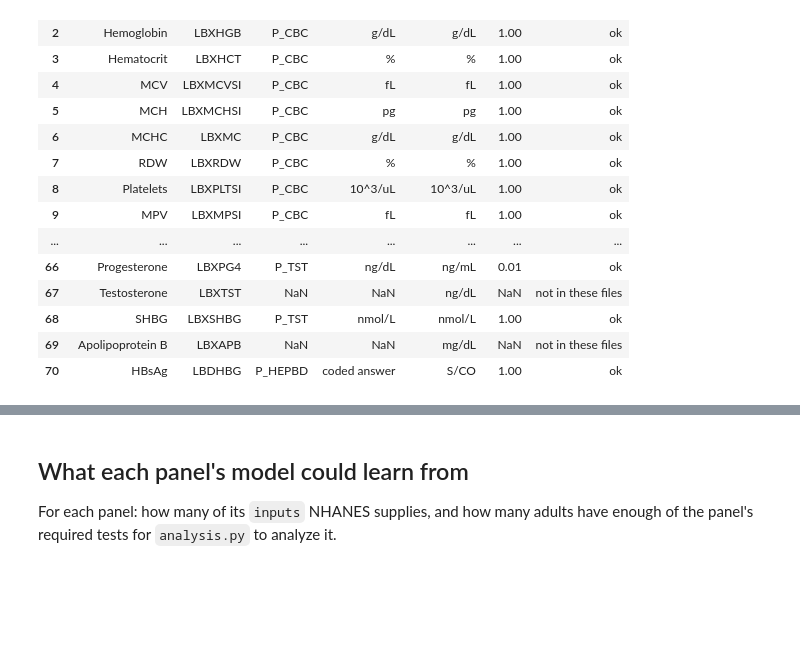
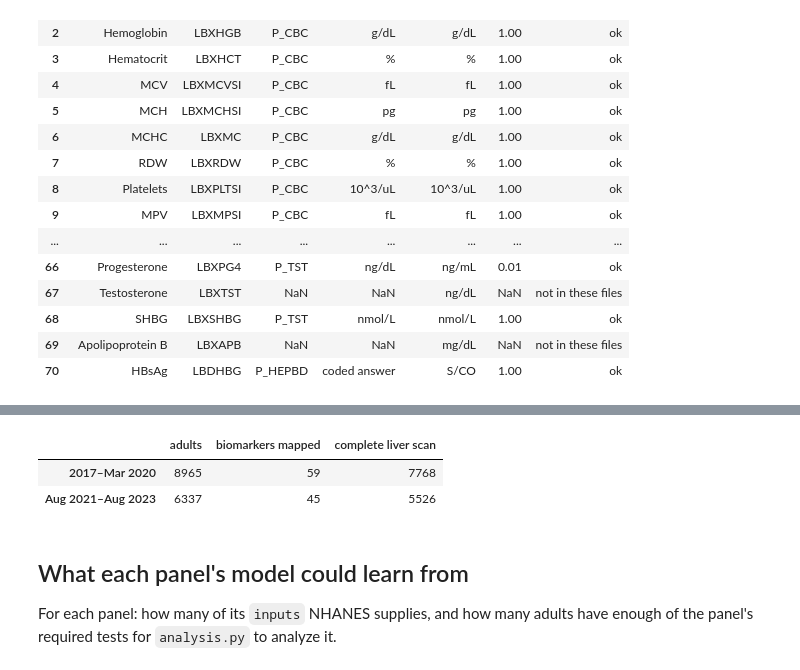
Before and after one commit to nakibabedin/capstone-csci499-project, a Jupyter notebook: ml/notebooks/01_nhanes_dataset.ipynb, the cells around one changed output, grey strips where cells are left out. Saved outputs shown, nothing was run; the diff lists cells and outputs as text; code cells hidden in the pictures; blank space fills up the shorter version.

```diff
--- a/ml/notebooks/01_nhanes_dataset.ipynb
+++ b/ml/notebooks/01_nhanes_dataset.ipynb
@@ -35,3 +33,0 @@ DATA = ML_DIR / "data"
-# %%
-raw, labels = nhanes.load_cycle()
-print(f"{len(raw):,} participants, {raw.shape[1]} columns from {len(nhanes.PRE_PANDEMIC['files'])} files")
@@ -44,7 +38,7 @@ print(f"{len(raw):,} participants, {raw.shape[1]} columns from {len(nhanes.PRE_P
 `not in these files` means NHANES measured it in another cycle (e.g. thyroid in 2007–2012), not
 that the name is wrong.
 # %%
-mapping = nhanes.registry_mapping(labels)
+adults, mapping = nhanes.build_adults(nhanes.PRE_PANDEMIC)
 print(mapping["status"].value_counts().to_string())
 mapping[["biomarker", "nhanes", "file", "nhanes_unit", "registry_unit", "factor", "status"]]
 # %% [output]
@@ -73,18 +64,0 @@ not in these files    12
-# %%
-# Registry units, plus the values the app derives (Non-HDL, Globulin, ...) the same way.
-values = nhanes.add_derived(nhanes.to_registry(raw, mapping))
-demo = nhanes.demographics(raw)
-liver_scan = pd.DataFrame({
-    # Elastography: complete exam (status 1); CAP = liver fat, stiffness = scarring.
-    "elastography_complete": raw["LUAXSTAT"] == 1,
-    "cap_dbm": raw["LUXCAPM"],
-    "stiffness_kpa": raw["LUXSMED"],
-    "stiffness_iqr_ratio": raw["LUXSIQRM"],  # IQR / median, in percent
-    "bmi": raw["BMXBMI"],
-})
-adults = pd.concat([raw[["SEQN"]], demo, values, liver_scan], axis=1)
-adults = adults[(adults["age"] >= 18) & adults["weight"].gt(0)].reset_index(drop=True)
-DATA.mkdir(exist_ok=True)
-adults.to_parquet(DATA / "nhanes_2017_2020_adults.parquet")
-print(f"{len(adults):,} adults saved to ml/data/nhanes_2017_2020_adults.parquet")
-adults[["age"]].describe().T.join(adults["sex"].value_counts().rename_axis(None).to_frame().T.reset_index(drop=True).set_axis(["age"]))
@@ -95,3 +71,17 @@ adults[["age"]].describe().T.join(adults["sex"].value_counts().rename_axis(None)
+# %%
+DATA.mkdir(exist_ok=True)
+adults.to_parquet(DATA / "nhanes_2017_2020_adults.parquet")
+recent, recent_mapping = nhanes.build_adults(nhanes.AUG_2021_2023)
+recent.to_parquet(DATA / "nhanes_2021_2023_adults.parquet")
+pd.DataFrame({
+    "adults": [len(adults), len(recent)],
+    "biomarkers mapped": [int((mapping["status"] == "ok").sum()), int((recent_mapping["status"] == "ok").sum())],
+    "complete liver scan": [int(adults["elastography_complete"].sum()), int(recent["elastography_complete"].sum())],
+}, index=["2017–Mar 2020", "Aug 2021–Aug 2023"])
+# %% [output]
+|  | adults | biomarkers mapped | complete liver scan |
+| 2017–Mar 2020 | 8965 | 59 | 7768 |
+| Aug 2021–Aug 2023 | 6337 | 45 | 5526 |
 # %% [markdown]
 ## What each panel's model could learn from
 
```
Also changed, not shown: parts of 8 cells of this notebook, 5 other files.
